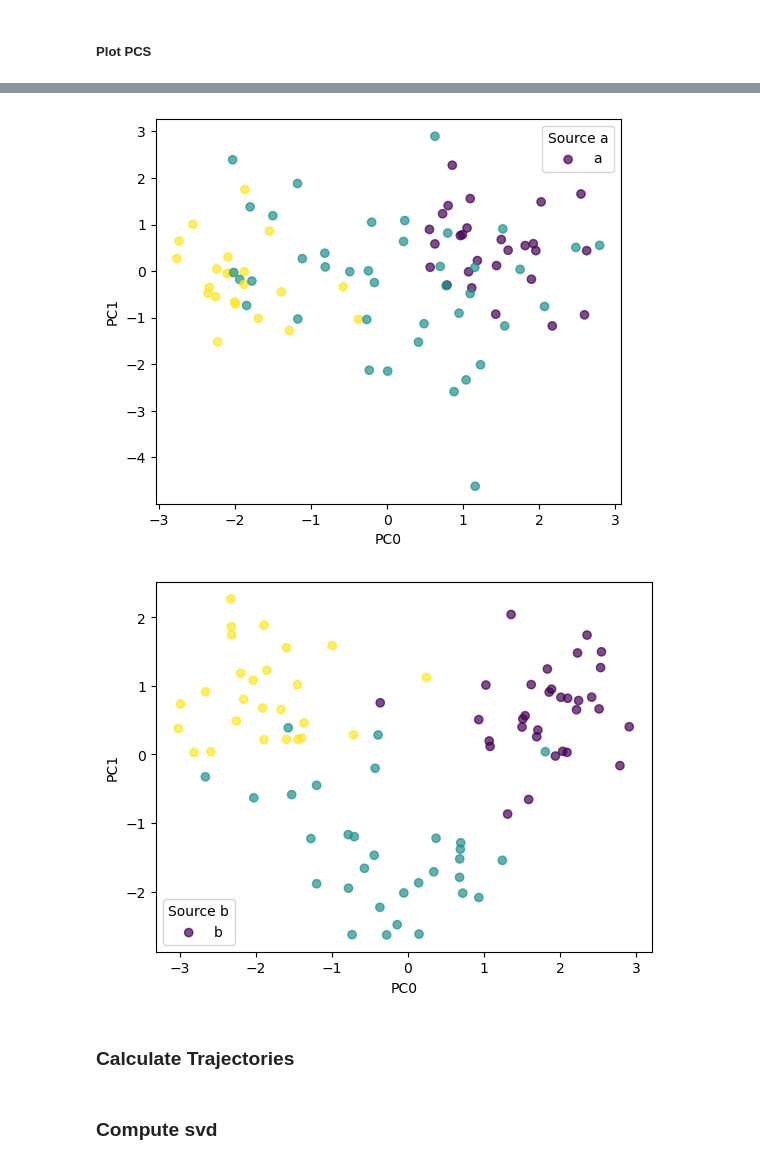
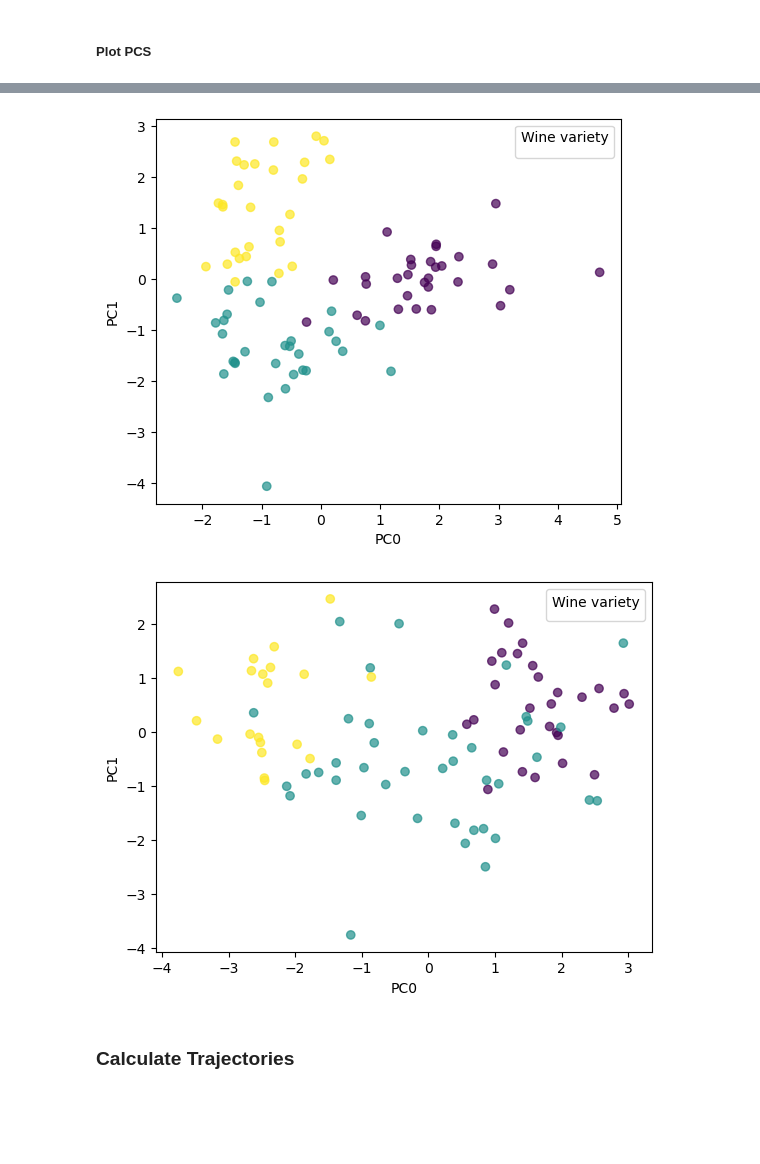
Before and after one commit to canderson318/trajectory-alignment, a Jupyter notebook: src/001-procrustes.ipynb, the cells around one changed output, grey strips where cells are left out. Cells and saved outputs as stored; diff of their text form; code cells hidden in the pictures; blank space fills up the shorter version.

Commit message:
procrustes on wine data

```diff
--- a/src/001-procrustes.ipynb
+++ b/src/001-procrustes.ipynb
@@ -19,12 +19,14 @@ os.chdir(pth.home() / 'traj-alignment')
 # %%
 
 # set colnames
-colnames =['Alcohol','Malic_acid','Ash','Alcalinity_of_ash','Magnesium','Total_phenols','Flavanoids','Nonflavanoid_phenols','Proanthocyanins','Color_intensity','Hue','OD280/OD315_of_diluted_wines','Proline']
+colnames =['Alcohol','Malic_acid','Ash','AlcalinitY_of_ash','Magnesium','Total_phenols','Flavanoids','Nonflavanoid_phenols','ProanthocYanins','Color_intensitY','Hue','OD280/OD315_of_diluted_wines','Proline']
 
 colnames = [s.lower() for s in colnames]
 
 wine = pd.read_csv(open('raw-data/wine.data', 'r'), delimiter = ',', index_col=None, names = colnames)
-wine_class = wine.index
+# %%
+# wine_variety = wine.index.values-1
+wine_variety = np.array(['x', 'y', 'z'])[wine.index.values-1]
 # %%
 wine.head()
 # %% [output]
@@ -73,8 +70,17 @@ diff = 0 columns
+# %%
+aobj = ad.AnnData(a)
+bobj = ad.AnnData(b)
+
+aobj.obs['variety'] = a_variety
+bobj.obs['variety'] = b_variety
+
+# aobj.cluster_labels=aobj.obs
+# bobj.cluster_labels=bobj.obs
 # %% [markdown]
 ### Scale data and calculate pcs
 # %%
 # 0 mean unit variance
-standardize = lambda x:  x.sub(x.mean(axis=0), axis = 1).div(x.std(axis =0), axis = 1)
+standardize = lambda X:  X.sub(X.mean(axis=0), axis = 1).div(X.std(axis =0), axis = 1)
 
 #PCs
 def get_PCs(X):
@@ -83,8 +89,13 @@ def get_PCs(X):
     pcs.columns = [f"PC{i}" for i in range(pcs.shape[1])]
     return pcs
 
-a_scld = standardize(a)
-b_scld = standardize(b)
+aobj.layers["scld"]= standardize(a)
+bobj.layers["scld"]= standardize(b)
 
-aPCA = get_PCs(a_scld)
-bPCA = get_PCs(b_scld)
+aPCS = get_PCs(aobj.layers["scld"])
+aPCS.index = aobj.obs_names
+aobj.obsm["PCA"]= np.asarray(aPCS)
+
+bPCS = get_PCs(bobj.layers["scld"])
+bPCS.index = bobj.obs_names
+bobj.obsm["PCA"]= np.asarray(bPCS)
@@ -100,33 +116,32 @@ print(aPCA.shape)
 # %%
 a = (
-    aPCA
+    pd.DataFrame(aobj.obsm['PCA'])
     .assign(source = 'a')
 )
 b = (
-    bPCA
+    pd.DataFrame(bobj.obsm['PCA'])
     .assign(source = 'b')
 )
 
 plot_df = pd.concat([a, b], axis=0, ignore_index=True)
-plot_df["class"] = np.concatenate([a_class, b_class])
+plot_df["variety"] = np.concatenate([a_variety, b_variety])
 
 plt.figure(figsize=(6, 5))
 
 for s in plot_df["source"].unique():
     mask = plot_df["source"] == s
     plt.scatter(
-        plot_df.loc[mask, "PC0"],
-        plot_df.loc[mask, "PC1"],
-        c=plot_df.loc[mask, "class"],
-        label=s,
+        plot_df.loc[mask, 0],
+        plot_df.loc[mask, 1],
+        c=plot_df.loc[mask, "variety"].map({"x": 0, "y": 1, "z": 2}),
         alpha=0.7
     )
     plt.xlabel("PC0")
     plt.ylabel("PC1")
-    plt.legend(title=f"Source {s}")
+    plt.legend(title="Wine variety")
     plt.show()
 # %% [output]
-[figure, old version]
+[figure, new version]
-[figure, old version]
+[figure, new version]
 # %% [markdown]
 ### Calculate Trajectories
@@ -152,2 +147,0 @@ x.obs['class'] = a_class
-# %% [markdown]
-### Compute svd
```
Also changed, not shown: parts of 28 cells of this notebook, 3 other files.
